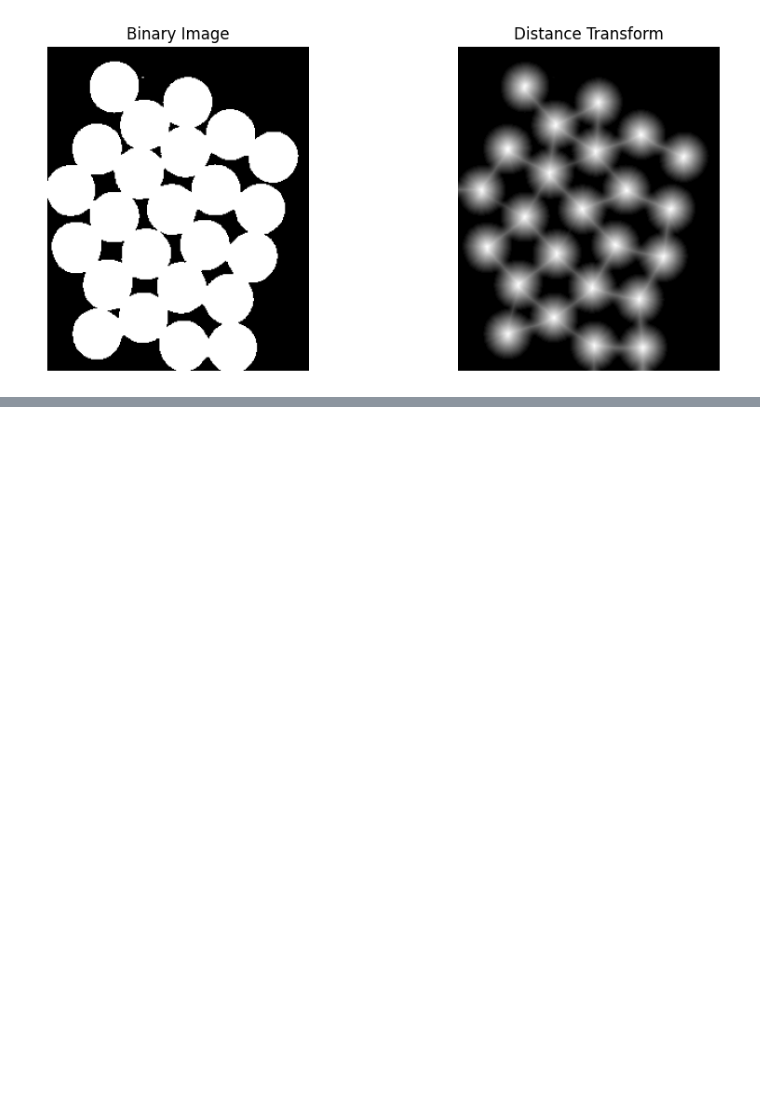
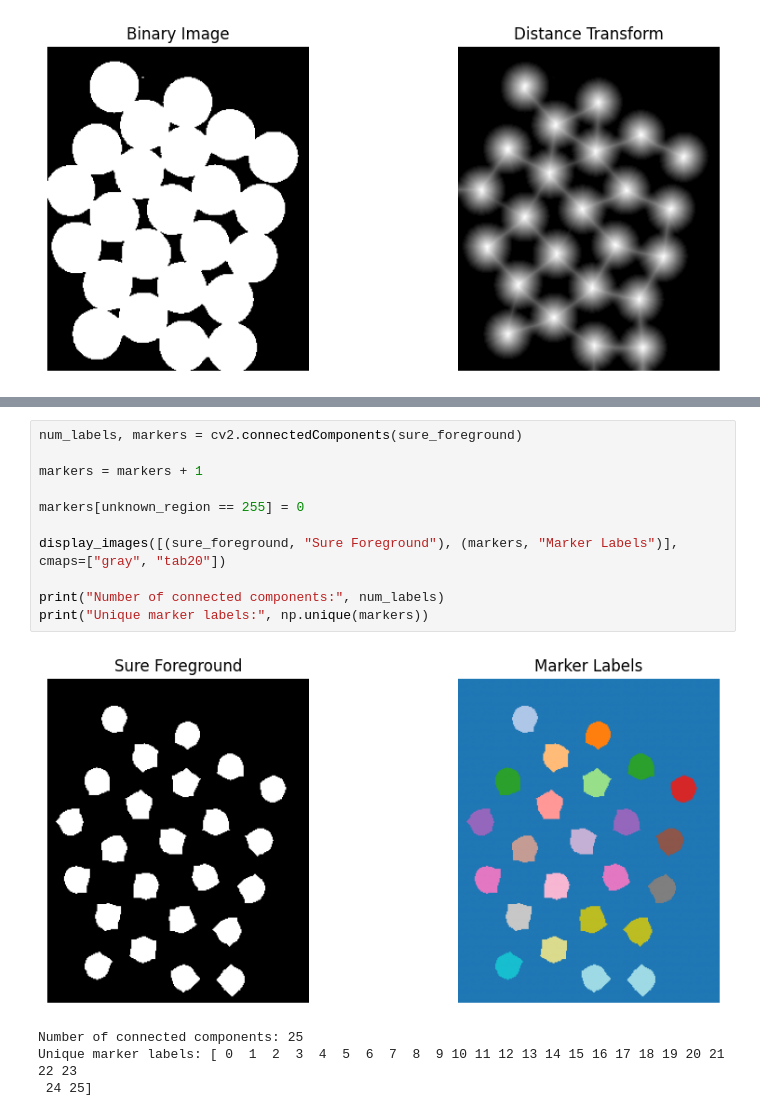
Before and after one commit to Lukecamill/CV-ARI2129-Group-Project-, a Jupyter notebook: Tutorial/watershed.ipynb, the cells around one changed output, grey strips where cells are left out. Saved outputs shown, nothing was run; the diff lists cells and outputs as text; blank space fills up the shorter version.

```diff
--- a/Tutorial/watershed.ipynb
+++ b/Tutorial/watershed.ipynb
@@ -139,0 +204,16 @@ These sure foreground regions will later be labelled using connected components
+# %%
+num_labels, markers = cv2.connectedComponents(sure_foreground)
+
+markers = markers + 1
+
+markers[unknown_region == 255] = 0
+
+display_images([(sure_foreground, "Sure Foreground"), (markers, "Marker Labels")], cmaps=["gray", "tab20"])
+
+print("Number of connected components:", num_labels)
+print("Unique marker labels:", np.unique(markers))
+# %% [output]
+[figure, added]
+Number of connected components: 25
+Unique marker labels: [ 0  1  2  3  4  5  6  7  8  9 10 11 12 13 14 15 16 17 18 19 20 21 22 23
+ 24 25]
```
Also changed, not shown: parts of 21 cells of this notebook.
